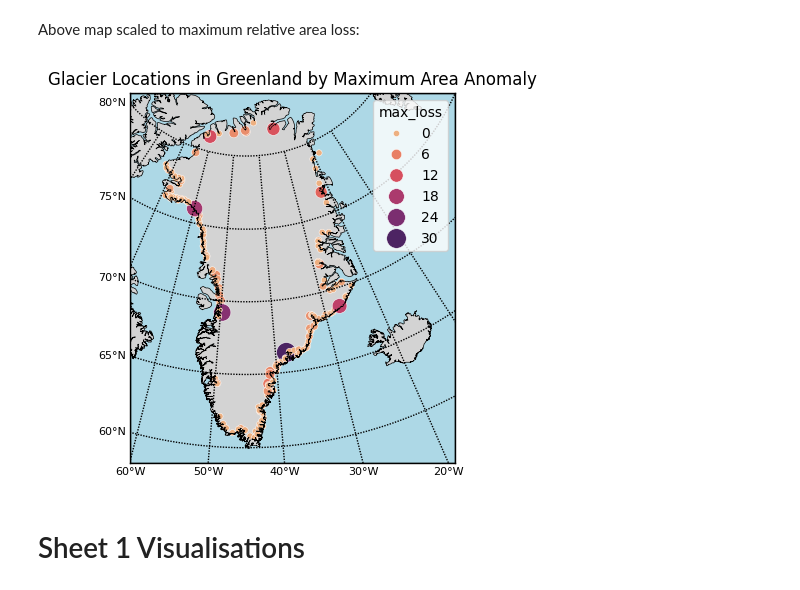
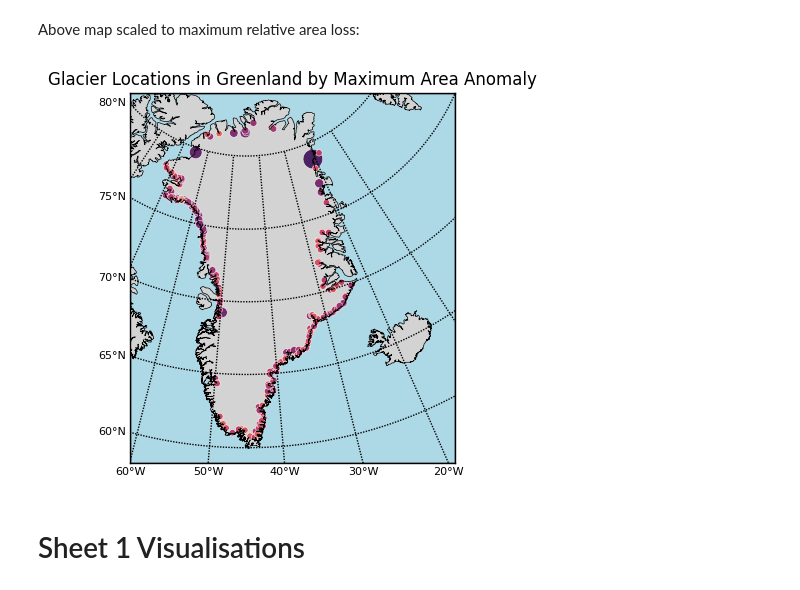
Before and after one commit to joelbarron06/ESDA2_Project, a Jupyter notebook: project_code.ipynb, the cells around one changed output. Drawn from its saved outputs; the diff is of its cells as text; code cells hidden in the pictures.

Commit message:
changed colour pallete for area loss map

```diff
--- a/project_code.ipynb
+++ b/project_code.ipynb
@@ -510,38 +510,40 @@ m = Basemap(
     resolution='i',    # Intermediate resolution
     area_thresh=1000   # Minimum area for coastlines
 )
 
 # Draw map features
 m.drawcoastlines(linewidth=0.5)
 m.drawcountries(linewidth=1)
 m.fillcontinents(color='lightgray', lake_color='lightblue')
 m.drawmapboundary(fill_color='lightblue')
 
 # Add gridlines
 m.drawmeridians(range(-80, 0, 10), labels=[0,0,0,1], fontsize=8)
 m.drawparallels(range(60, 85, 5), labels=[1,0,0,0], fontsize=8)
 
 # calculate relative area loss for all glaciers
 area_anomaly = (glacier_timeseries - glacier_timeseries.iloc[0])
-max_area_anomaly = area_anomaly.max()
+max_area_anomaly = - area_anomaly.min()
 
 # create a dataframe for plotting of glacier xy locations and max relative loss
-plot_df = pd.DataFrame(columns=['glacier', 'x', 'y', 'max_loss'])
+plot_df = pd.DataFrame(columns=['glacier', 'x', 'y', 'max_loss', 'log_loss', 'rel_loss'])
 for glacier in glacier_locations:
     lat = glacier_locations[glacier]['lat']
     lon = glacier_locations[glacier]['lon']
     x, y = m(lon, lat)
     max_loss = max_area_anomaly[glacier]
-    new_row = {'glacier': glacier, 'x': x, 'y': y, 'max_loss': max_loss}
+    rel_loss = max_loss / glacier_timeseries[glacier].iloc[0]
+    log_loss = np.log(max_loss) if max_loss > 0 else 0
+    new_row = {'glacier': glacier, 'x': x, 'y': y, 'max_loss': max_loss, 'log_loss': log_loss, 'rel_loss': rel_loss}
     plot_df = pd.concat([plot_df, pd.DataFrame([new_row])], ignore_index=True)
 
 plot_df.set_index('glacier', inplace=True)
 
-sns.scatterplot(data=plot_df, x='x', y='y', size='max_loss', sizes=(20, 200), hue='max_loss', palette='flare')
+sns.scatterplot(data=plot_df, x='x', y='y', size='max_loss', sizes=(20,200), hue='log_loss', palette='flare', legend=False)
 plt.title('Glacier Locations in Greenland by Maximum Area Anomaly')
 plt.show()
 # %% [output]
-[figure, old version]
+[figure, new version]
 # %% [markdown]
 # Sheet 1 Visualisations
 # %%
```
Also changed, not shown: parts of 7 cells of this notebook.
